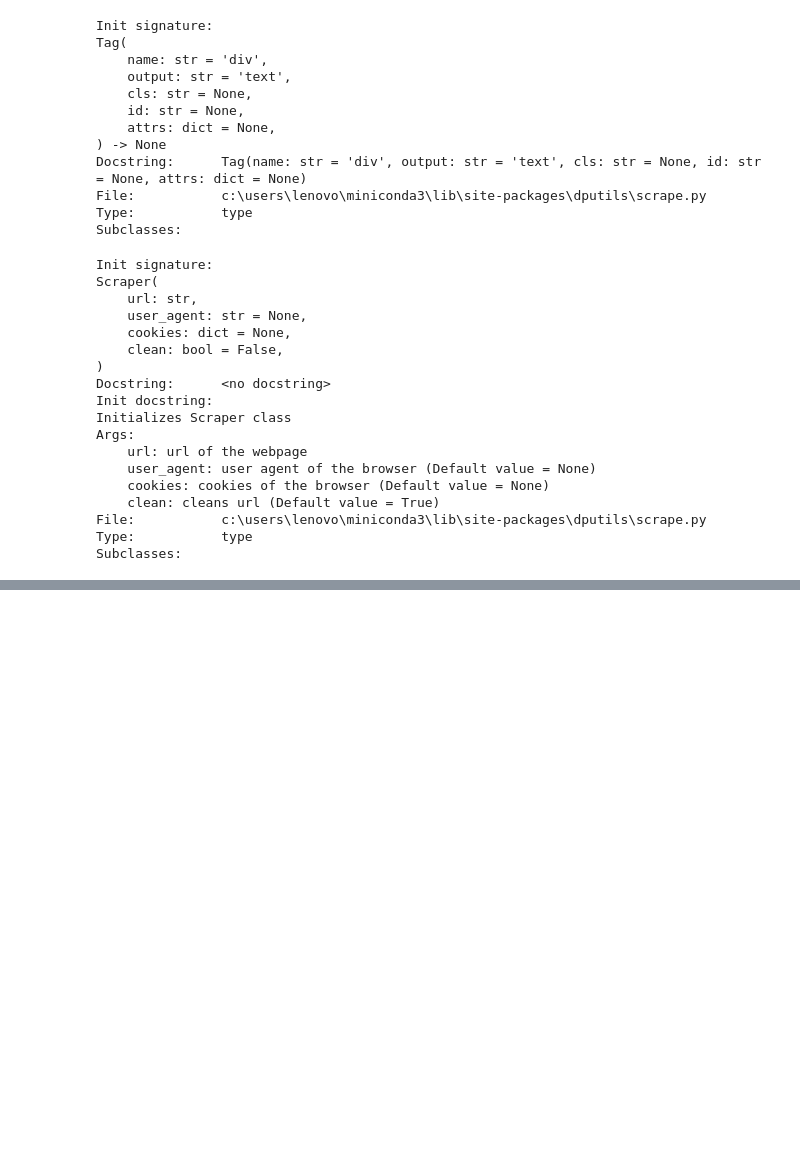
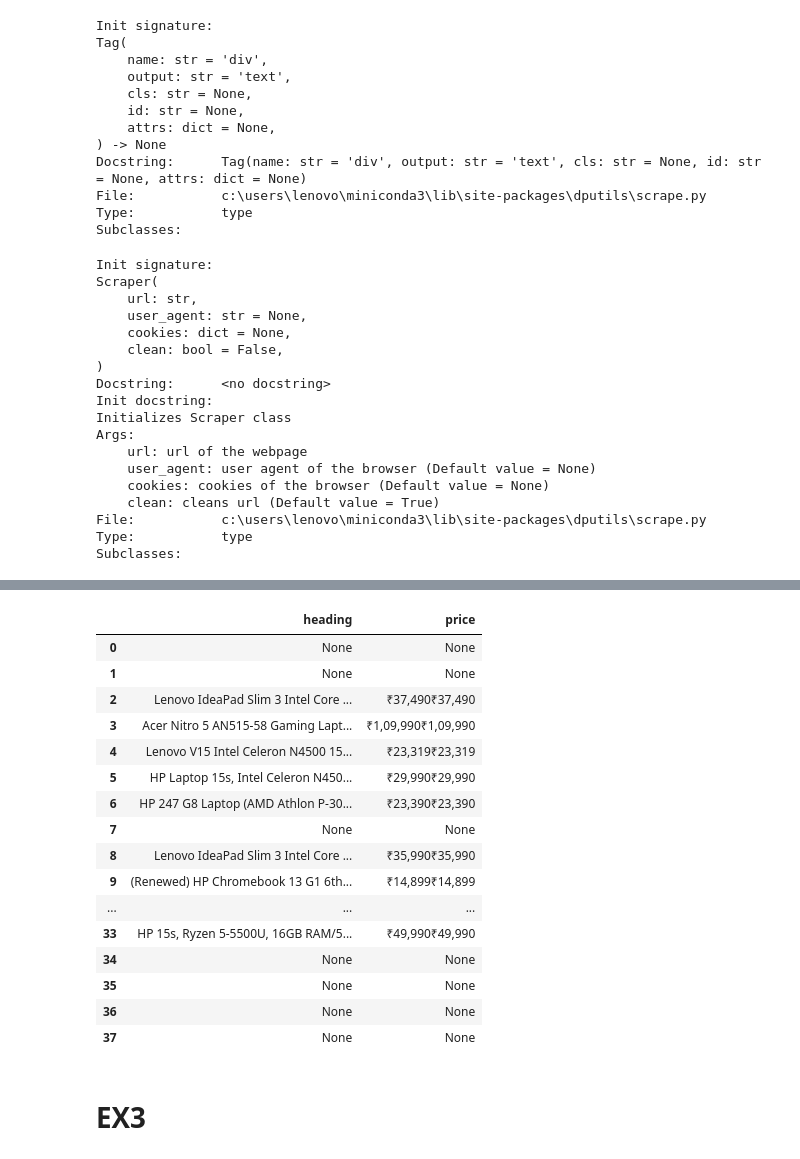
Before and after one commit to Anshpreett/pyt, a Jupyter notebook: scriping.ipynb, the cells around one changed output, grey strips where cells are left out. Drawn from its saved outputs; the diff is of its cells as text; code cells hidden in the pictures; blank space fills up the shorter version.

```diff
--- a/scriping.ipynb
+++ b/scriping.ipynb
@@ -89,3 +89,12 @@ df
 | 20 | None | None |
 | 21 | None | None |
 | 22 | None | None |
+# %%
+url="https://www.amazon.in/s?k=laptop&sprefix=la%2Caps%2C288&ref=nb_sb_ss_ts-doa-p_1_2"
+# %%
+amazon_scraper = Scraper(url)
+# %%
+target = Tag(cls = 's-main-slot s-result-list s-search-results sg-row')
+items=Tag(cls='s-result-item')
+title=Tag('h2',cls='a-size-mini a-spacing-none a-color-base s-line-clamp-2')
+price=Tag('span',cls='a-price')
@@ -91,0 +121,25 @@ df
+# %%
+result=amazon_scraper.get_all(target, items, heading=title, price=price)
+# %%
+df=pd.DataFrame(result)
+df
+# %% [output]
+|  | heading | price |
+| 0 | None | None |
+| 1 | None | None |
+| 2 | Lenovo IdeaPad Slim 3 Intel Core ... | ₹37,490₹37,490 |
+| 3 | Acer Nitro 5 AN515-58 Gaming Lapt... | ₹1,09,990₹1,09,990 |
+| 4 | Lenovo V15 Intel Celeron N4500 15... | ₹23,319₹23,319 |
+| 5 | HP Laptop 15s, Intel Celeron N450... | ₹29,990₹29,990 |
+| 6 | HP 247 G8 Laptop (AMD Athlon P-30... | ₹23,390₹23,390 |
+| 7 | None | None |
+| 8 | Lenovo IdeaPad Slim 3 Intel Core ... | ₹35,990₹35,990 |
+| 9 | (Renewed) HP Chromebook 13 G1 6th... | ₹14,899₹14,899 |
+| ... | ... | ... |
+| 33 | HP 15s, Ryzen 5-5500U, 16GB RAM/5... | ₹49,990₹49,990 |
+| 34 | None | None |
+| 35 | None | None |
+| 36 | None | None |
+| 37 | None | None |
+# %% [markdown]
+# EX3
```
Also changed, not shown: parts of 9 cells of this notebook, 2 other files.
